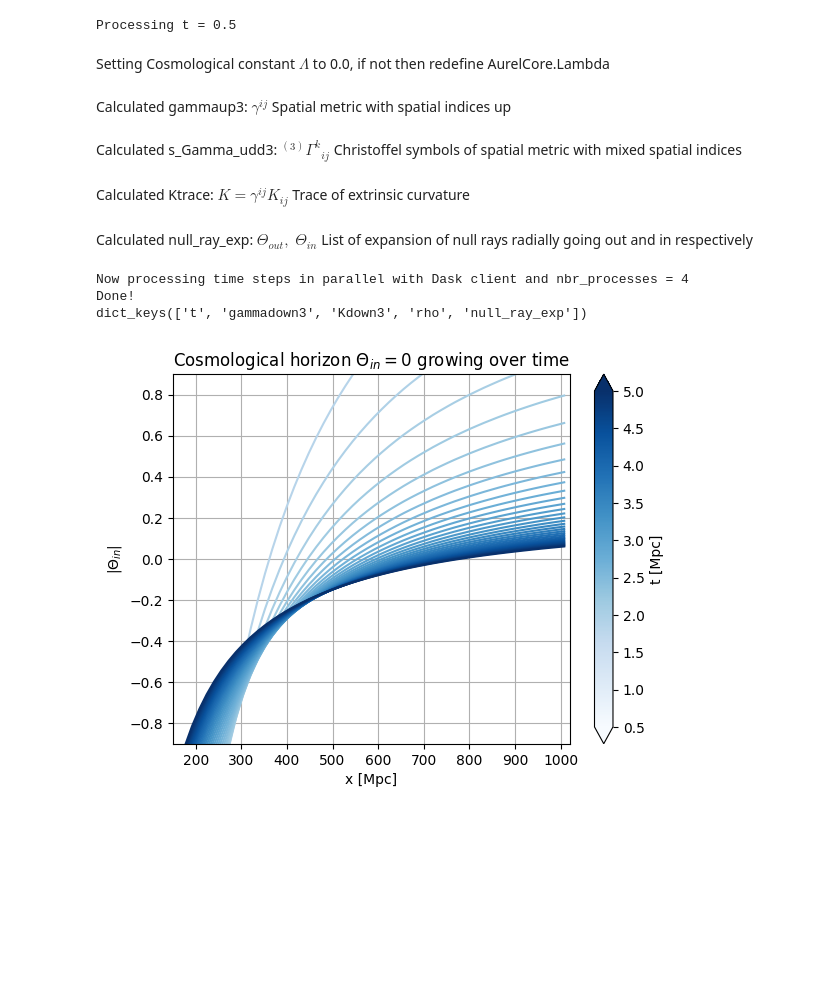
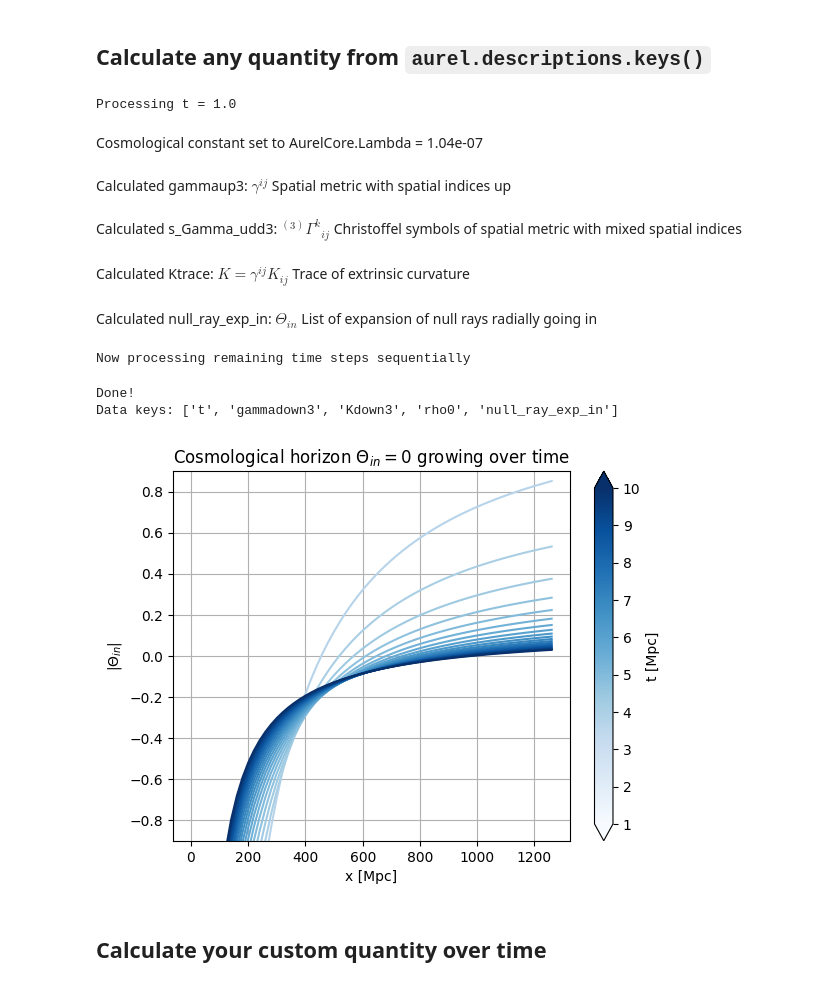
Before and after one commit to robynlm/aurel, a Jupyter notebook: docs/notebooks/Example_over_time.ipynb, the cells around one changed output. Drawn from its saved outputs; the diff is of its cells as text; code cells hidden in the pictures; blank space fills up the shorter version.

Commit message:
Remove jax, dask, pool they all just make things go slower. Include over_time test and notebook

```diff
--- a/docs/notebooks/Example_over_time.ipynb
+++ b/docs/notebooks/Example_over_time.ipynb
@@ -78,22 +35,0 @@ Required-by:
-# %%
-import aurel
-import numpy as np
-
-# Define grid and finite difference class
-param = { 'Nx': 64, 'Ny': 64, 'Nz': 64,
-          'xmin': 0.0, 'ymin': 0.0, 'zmin': 0.0,
-          'dx': 16.0, 'dy': 16.0, 'dz': 16.0}
-fd = aurel.FiniteDifference(param)
-x, y, z = fd.cartesian_coords
-
-# Import spacetime / matter solution from simulation or analytic calculation
-# Here we use the analytic FLRW solution with the LambdaCDM model as an example
-from aurel.solutions import LCDM as sol
-data = {key:[] for key in ['t', 'gammadown3', 'Kdown3', 'rho']}
-nbr_iterations = 32
-tarray = np.linspace(0.5, 5.0, nbr_iterations)
-for t in tarray:
-    data['t'] += [t]
-    data['gammadown3'] += [sol.gammadown3(t, x, y, z)]
-    data['Kdown3'] += [sol.Kdown3(t, x, y, z)]
-    data['rho'] += [sol.rho(t)]
@@ -124,36 +36,38 @@ plt.grid()
-# %%
-data = aurel.over_time(data, fd, vars=['null_ray_exp'], nbr_processes=4)
-print(data.keys())
-# %% [output]
-Processing t = 0.5
-Setting Cosmological constant $\Lambda$ to 0.0, if not then redefine AurelCore.Lambda
-Calculated gammaup3: $\gamma^{ij}$ Spatial metric with spatial indices up
-Calculated s_Gamma_udd3: ${}^{(3)}{\Gamma^{k}}_{ij}$ Christoffel symbols of spatial metric with mixed spatial indices
-Calculated Ktrace: $K = \gamma^{ij}K_{ij}$ Trace of extrinsic curvature
-Calculated null_ray_exp: $\Theta_{out}, \; \Theta_{in}$ List of expansion of null rays radially going out and in respectively
-Now processing time steps in parallel with Dask client and nbr_processes = 4
-Done!
-dict_keys(['t', 'gammadown3', 'Kdown3', 'rho', 'null_ray_exp'])
+# %% [markdown]
+## Calculate any quantity from `aurel.descriptions.keys()`
 # %%
-import matplotlib.pyplot as plt
-import matplotlib.cm as cm
-import matplotlib.colors as mcolors
-import numpy as np
-Bcolors = cm.Blues(np.linspace(0.3, 1, nbr_iterations))
-for i in range(nbr_iterations):
-    plt.plot(fd.xarray, data['null_ray_exp'][i][1][:,0,0], color=Bcolors[i])
+# Calculate further terms with AurelCore iterated over time
+data = aurel.over_time(data, fd, vars=['null_ray_exp_in'],
+                       Lambda=sol.Lambda)
+# all aurel kwargs can be passed here
+print('Data keys:', list(data.keys()))
+
+# Plot Cosmological horizon over time
+Bcolors = cm.Blues(np.linspace(0.3, 1, Nt))
+for i in range(Nt):
+    plt.plot(fd.xarray, data['null_ray_exp_in'][i][:,0,0], color=Bcolors[i])
 plt.grid()
-plt.xlim(150, 1020)
 plt.ylim(-0.9, 0.9)
 plt.xlabel(r'x [Mpc]')
 plt.ylabel(r"$|\Theta_{in}|$")
 plt.title(r'Cosmological horizon $\Theta_{in} = 0$ growing over time')
 
 # Colorbar
 norm = mcolors.Normalize(vmin=min(data['t']), vmax=max(data['t']))
 sm = cm.ScalarMappable(cmap=cm.Blues, norm=norm)
 sm.set_array([])
 cbar = plt.colorbar(sm, ax=plt.gca(), extend='both')
 cbar.set_label(r"t [Mpc]")
 # %% [output]
+Processing t = 1.0
+Cosmological constant set to AurelCore.Lambda = 1.04e-07
+Calculated gammaup3: $\gamma^{ij}$ Spatial metric with spatial indices up
+Calculated s_Gamma_udd3: ${}^{(3)}{\Gamma^{k}}_{ij}$ Christoffel symbols of spatial metric with mixed spatial indices
+Calculated Ktrace: $K = \gamma^{ij}K_{ij}$ Trace of extrinsic curvature
+Calculated null_ray_exp_in: $\Theta_{in}$ List of expansion of null rays radially going in
+Now processing remaining time steps sequentially
+Done!
+Data keys: ['t', 'gammadown3', 'Kdown3', 'rho0', 'null_ray_exp_in']
-[figure, old version]
+[figure, new version]
+# %% [markdown]
+## Calculate your custom quantity over time
```
Also changed, not shown: parts of 15 cells of this notebook, 20 other files.
